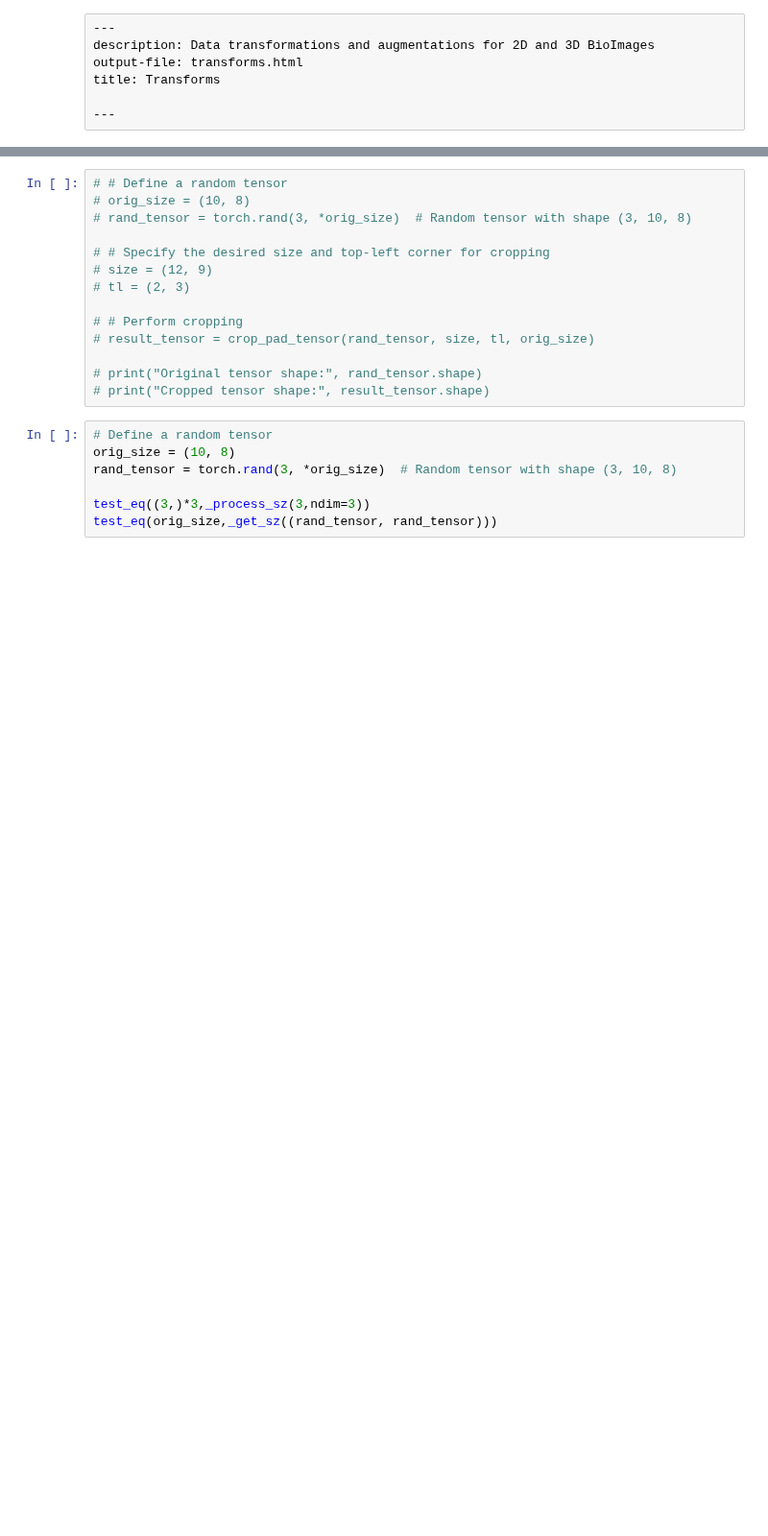
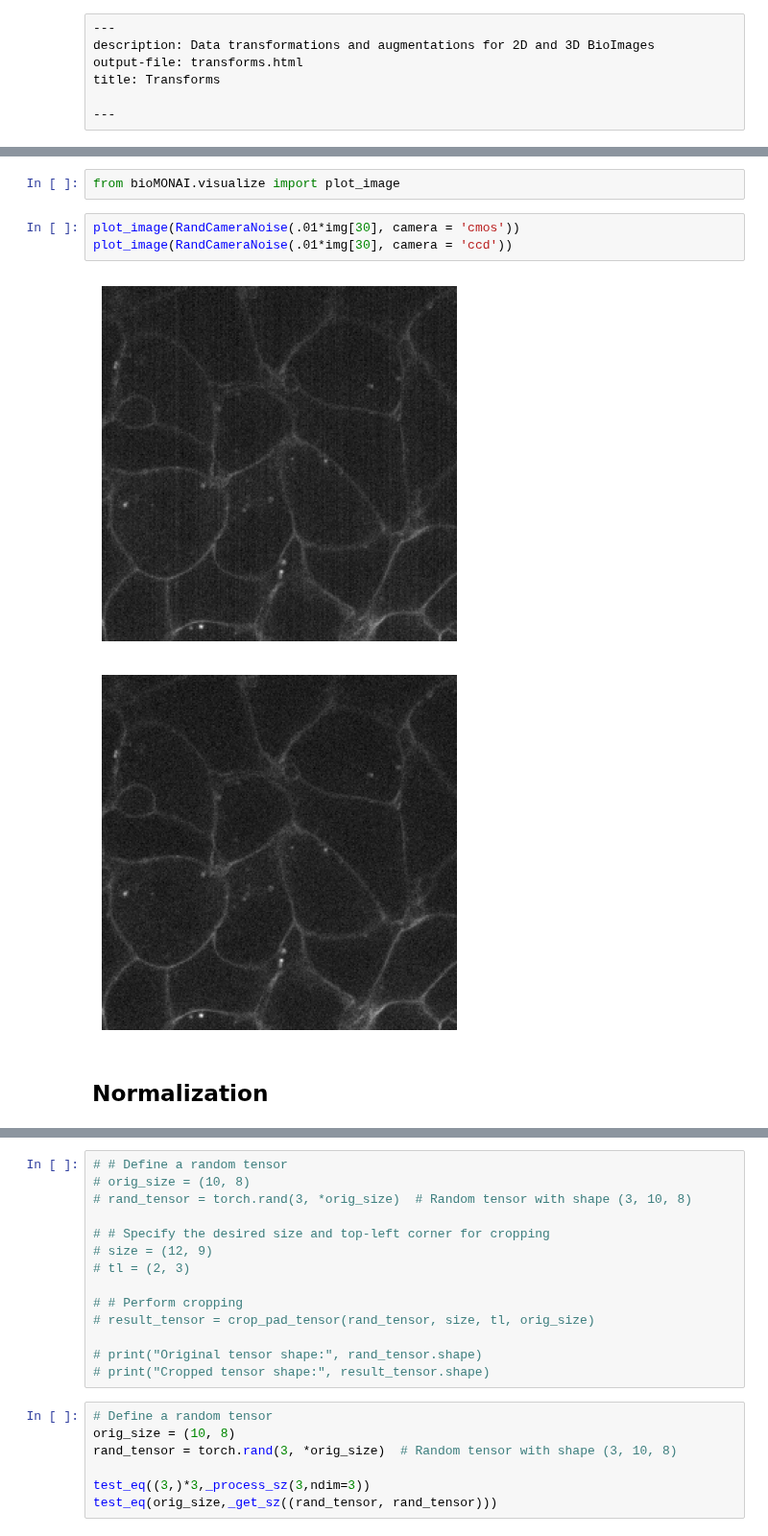
Before and after one commit to bmandracchia/bioMONAI, a Jupyter notebook: _proc/05_transforms.ipynb, the cells around one changed output, grey strips where cells are left out. Shown at 96% size. Saved outputs shown, nothing was run; the diff lists cells and outputs as text; blank space fills up the shorter version.

```diff
--- a/_proc/05_transforms.ipynb
+++ b/_proc/05_transforms.ipynb
@@ -9,0 +96,10 @@ title: Transforms
+# %%
+from bioMONAI.visualize import plot_image
+# %%
+plot_image(RandCameraNoise(.01*img[30], camera = 'cmos'))
+plot_image(RandCameraNoise(.01*img[30], camera = 'ccd'))
+# %% [output]
+[figure, added]
+[figure, added]
+# %% [markdown]
+## Normalization
```
Also changed, not shown: parts of 23 cells of this notebook, 24 other files.
